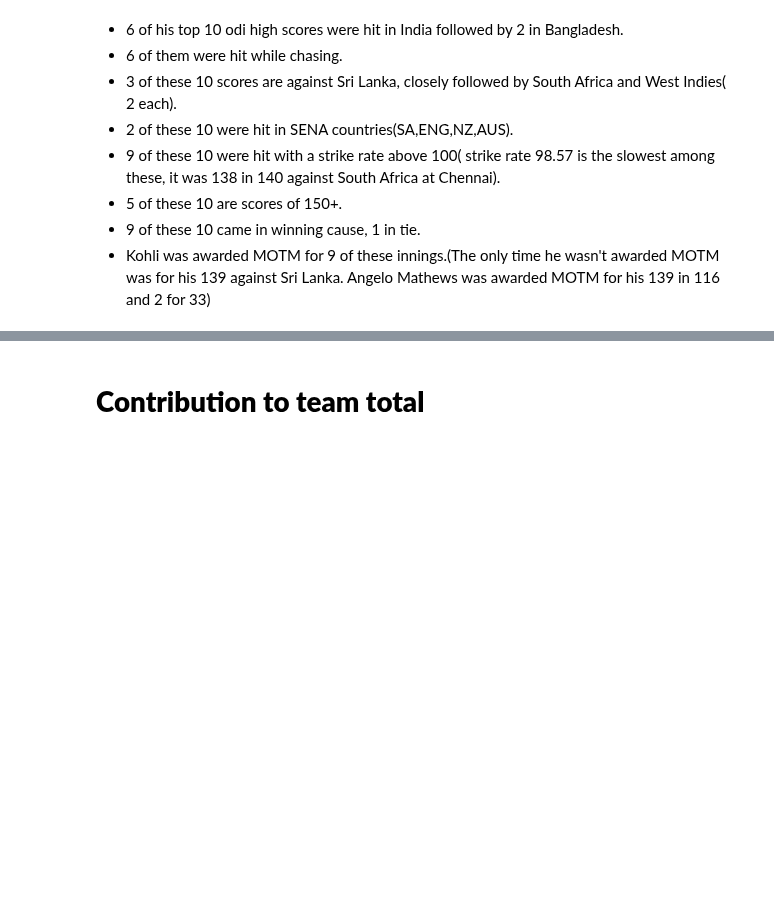
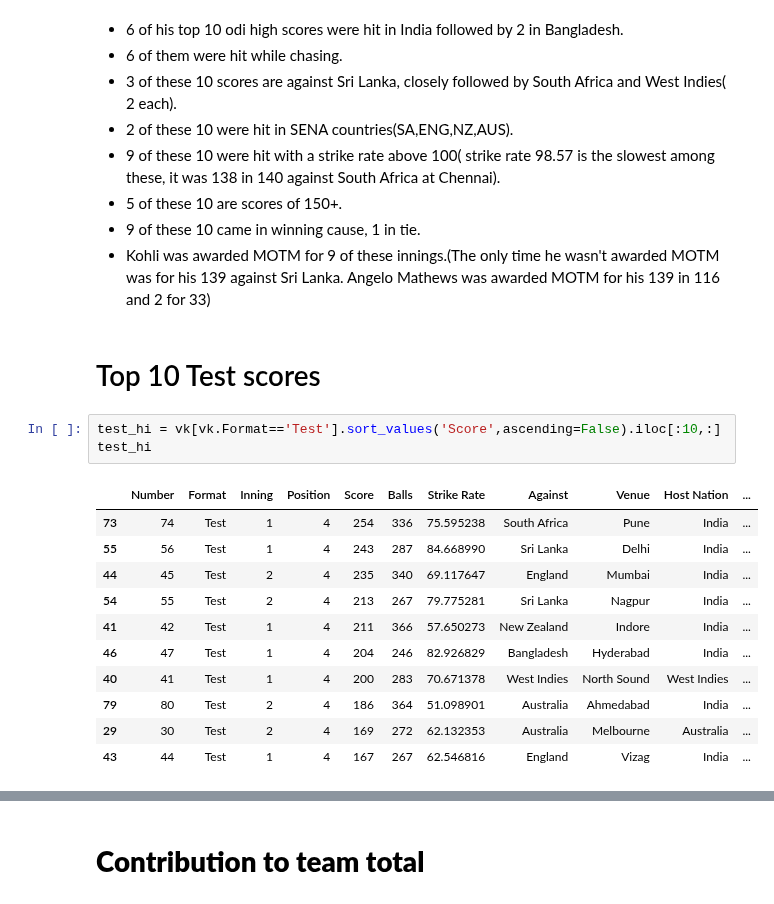
Before and after one commit to Suyashiitr/kaggle, a Jupyter notebook: virat-kohli-100s-visualization.ipynb, the cells around one changed output, grey strips where cells are left out. Saved outputs shown, nothing was run; the diff lists cells and outputs as text; blank space fills up the shorter version.

```diff
--- a/virat-kohli-100s-visualization.ipynb
+++ b/virat-kohli-100s-visualization.ipynb
@@ -598,3 +600,20 @@ Name: Number, dtype: int64
 * 5 of these 10 are scores of 150+.
 * 9 of these 10 came in winning cause, 1 in tie.
 * Kohli was awarded MOTM for 9 of these innings.(The only time he wasn't awarded MOTM was for his 139 against Sri Lanka. Angelo Mathews was awarded MOTM for his 139 in 116 and 2 for 33)
+# %% [markdown]
+# Top 10 Test scores
+# %%
+test_hi = vk[vk.Format=='Test'].sort_values('Score',ascending=False).iloc[:10,:]
+test_hi
+# %% [output]
+|  | Number | Format | Inning | Position | Score | Balls | Strike Rate | Against | Venue | Host Nation | ... |
+| 73 | 74 | Test | 1 | 4 | 254 | 336 | 75.595238 | South Africa | Pune | India | ... |
+| 55 | 56 | Test | 1 | 4 | 243 | 287 | 84.668990 | Sri Lanka | Delhi | India | ... |
+| 44 | 45 | Test | 2 | 4 | 235 | 340 | 69.117647 | England | Mumbai | India | ... |
+| 54 | 55 | Test | 2 | 4 | 213 | 267 | 79.775281 | Sri Lanka | Nagpur | India | ... |
+| 41 | 42 | Test | 1 | 4 | 211 | 366 | 57.650273 | New Zealand | Indore | India | ... |
+| 46 | 47 | Test | 1 | 4 | 204 | 246 | 82.926829 | Bangladesh | Hyderabad | India | ... |
+| 40 | 41 | Test | 1 | 4 | 200 | 283 | 70.671378 | West Indies | North Sound | West Indies | ... |
+| 79 | 80 | Test | 2 | 4 | 186 | 364 | 51.098901 | Australia | Ahmedabad | India | ... |
+| 29 | 30 | Test | 2 | 4 | 169 | 272 | 62.132353 | Australia | Melbourne | Australia | ... |
+| 43 | 44 | Test | 1 | 4 | 167 | 267 | 62.546816 | England | Vizag | India | ... |
```
Also changed, not shown: parts of 34 cells of this notebook.
